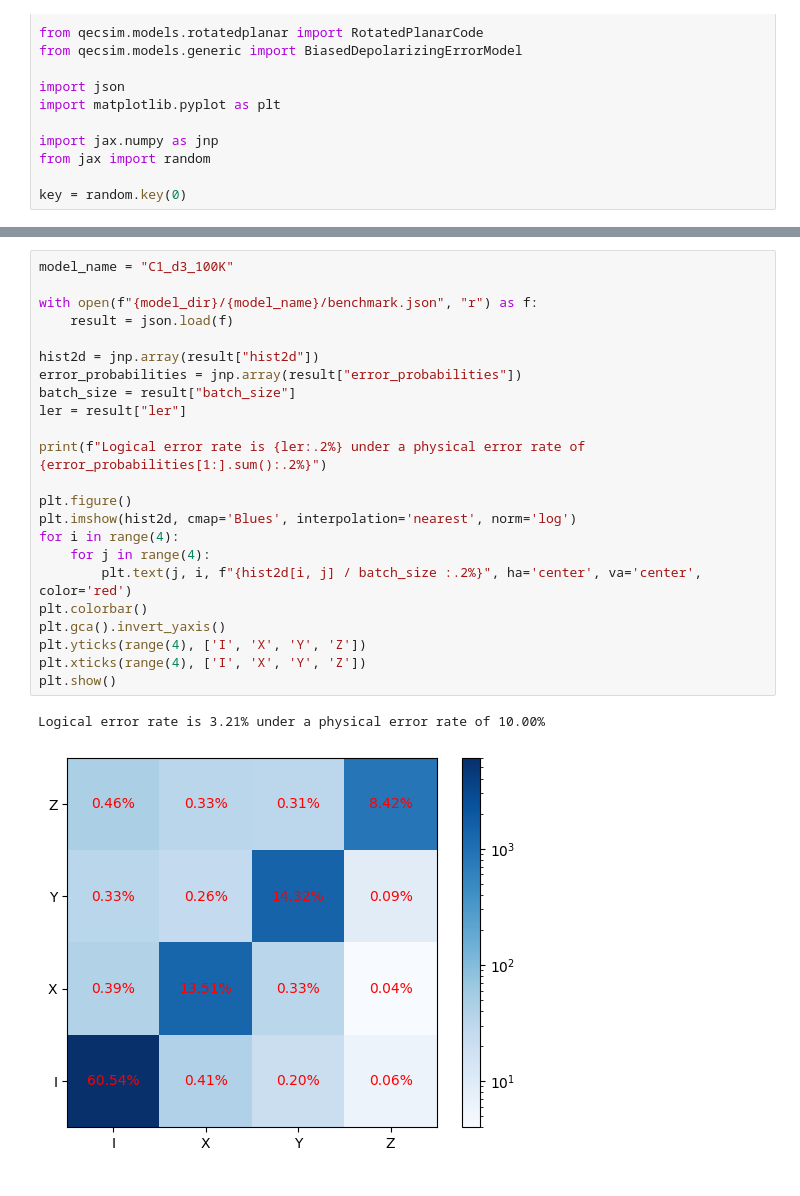
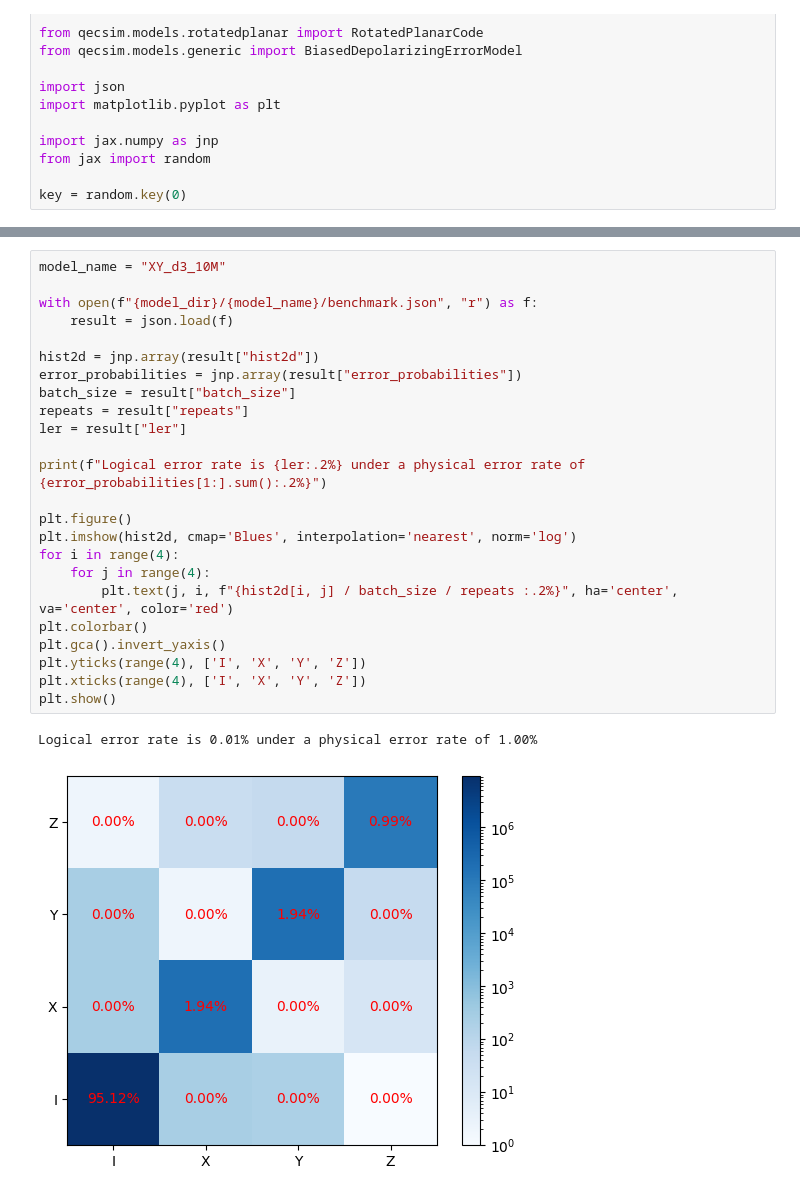
Before and after one commit to JuliusRye/CDSC-ML-search, a Jupyter notebook: experiments/benchmark.ipynb, the cells around one changed output, grey strips where cells are left out. Drawn from its saved outputs; the diff is of its cells as text.

Commit message:
Benchmarked the models trained on a specific CDSC

```diff
--- a/experiments/benchmark.ipynb
+++ b/experiments/benchmark.ipynb
@@ -58,26 +98,27 @@ Model: C1_d3_100K, LER: 3.21000%
 # %%
-model_name = "C1_d3_100K"
+model_name = "XY_d3_10M"
 
 with open(f"{model_dir}/{model_name}/benchmark.json", "r") as f:
     result = json.load(f)
 
 hist2d = jnp.array(result["hist2d"])
 error_probabilities = jnp.array(result["error_probabilities"])
 batch_size = result["batch_size"]
+repeats = result["repeats"]
 ler = result["ler"]
 
 print(f"Logical error rate is {ler:.2%} under a physical error rate of {error_probabilities[1:].sum():.2%}")
 
 plt.figure()
 plt.imshow(hist2d, cmap='Blues', interpolation='nearest', norm='log')
 for i in range(4):
     for j in range(4):
-        plt.text(j, i, f"{hist2d[i, j] / batch_size :.2%}", ha='center', va='center', color='red')
+        plt.text(j, i, f"{hist2d[i, j] / batch_size / repeats :.2%}", ha='center', va='center', color='red')
 plt.colorbar()
 plt.gca().invert_yaxis()
 plt.yticks(range(4), ['I', 'X', 'Y', 'Z'])
 plt.xticks(range(4), ['I', 'X', 'Y', 'Z'])
 plt.show()
 # %% [output]
-Logical error rate is 3.21% under a physical error rate of 10.00%
+Logical error rate is 0.01% under a physical error rate of 1.00%
-[figure, old version]
+[figure, new version]
```
Also changed, not shown: parts of 1 cell of this notebook, 49 other files.
